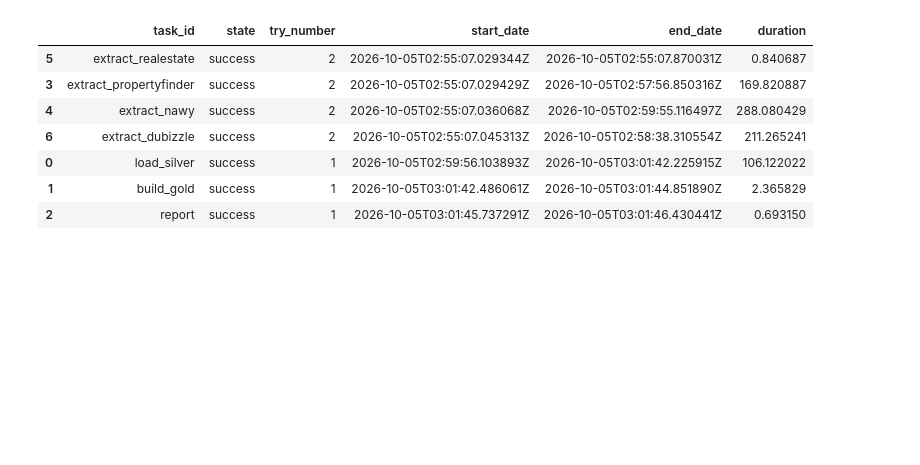
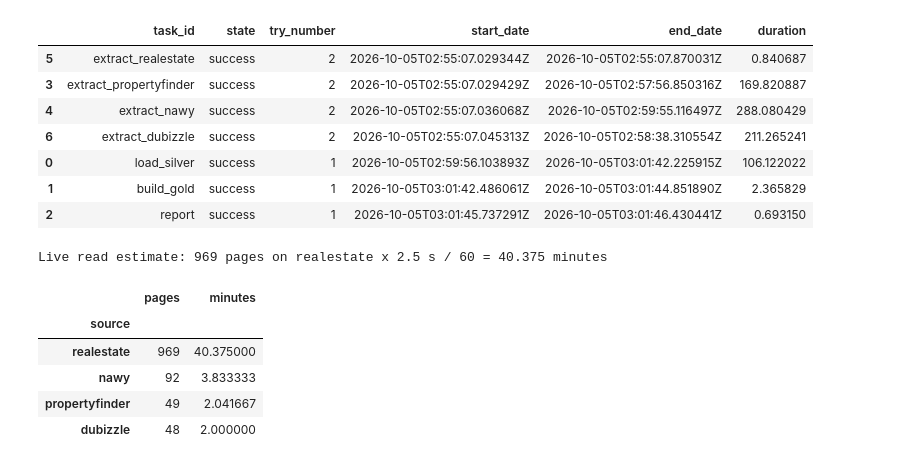
Before and after one commit to omarshalabyy1/egypt-real-estate-prices, a Jupyter notebook: analysis/analysis.ipynb, the cells around one changed output. Saved outputs shown, nothing was run; the diff lists cells and outputs as text; code cells hidden in the pictures; blank space fills up the shorter version.

```diff
--- a/analysis/analysis.ipynb
+++ b/analysis/analysis.ipynb
@@ -98,6 +102,7 @@ numbers.update(
     rows_parsed=int(run_log.rows_parsed.sum()), rows_skipped=int(run_log.rows_skipped.sum()),
     rows_duplicate=int(run_log.rows_duplicate.sum()), rows_saved=int(run_log.rows_saved.sum()),
 )
+numbers["run_weeks_phrase"] = f"{numbers['run_weeks']:,} weekly run{'' if numbers['run_weeks'] == 1 else 's'}"
 print(f"Run week {latest_week}: {week.listings:,} listings from {week.sites} sites in {week.areas} areas; "
       f"{history.prices:,} asking prices kept over {history.weeks} run week(s)")
 print(f"run_log: {numbers['rows_parsed']:,} rows parsed = {numbers['rows_skipped']:,} skipped + "
@@ -573,3 +585,25 @@ manual__run_week_2026-10-04: 2026-10-05T02:29:21.777112Z to 2026-10-05T03:01:46.
 | 0 | load_silver | success | 1 | 2026-10-05T02:59:56.103893Z | 2026-10-05T03:01:42.225915Z | 106.122022 |
 | 1 | build_gold | success | 1 | 2026-10-05T03:01:42.486061Z | 2026-10-05T03:01:44.851890Z | 2.365829 |
 | 2 | report | success | 1 | 2026-10-05T03:01:45.737291Z | 2026-10-05T03:01:46.430441Z | 0.693150 |
+# %%
+AUTOMATED = ("realestate", "propertyfinder", "dubizzle", "nawy")
+delays = {name: float(re.search(r"^DELAY = ([\d.]+)", (ROOT / name).read_text(encoding="utf-8"), re.M)[1])
+          for name in ("tracker.py", "sites.py")}
+assert len(set(delays.values())) == 1, f"tracker.py and sites.py wait differently: {delays}"
+request_seconds = delays["tracker.py"]
+pages = query("SELECT source, sum(pages_read) AS pages FROM silver.run_log WHERE run_week = %s AND source = ANY(%s)"
+              " GROUP BY source ORDER BY pages DESC, source", latest_week, list(AUTOMATED)).set_index("source").pages
+assert sorted(pages.index) == sorted(AUTOMATED) and (pages > 0).all(), f"pages read this week: {pages.to_dict()}"
+numbers.update(live_read_pages_by_site={s: int(n) for s, n in pages.items()}, live_read_request_seconds=request_seconds,
+               live_read_slowest_site=pages.index[0], live_read_minutes_estimate=int(pages.iat[0]) * request_seconds / 60)
+print(f"Live read estimate: {pages.iat[0]:,} pages on {pages.index[0]} x {request_seconds} s / 60 = "
+      f"{numbers['live_read_minutes_estimate']:.3f} minutes")
+pages.to_frame().assign(minutes=pages * request_seconds / 60)
+# %% [output]
+Live read estimate: 969 pages on realestate x 2.5 s / 60 = 40.375 minutes
+|  | pages | minutes |
+| source |  |  |
+| realestate | 969 | 40.375000 |
+| nawy | 92 | 3.833333 |
+| propertyfinder | 49 | 2.041667 |
+| dubizzle | 48 | 2.000000 |
```
Also changed, not shown: parts of 14 cells of this notebook, 9 other files.
